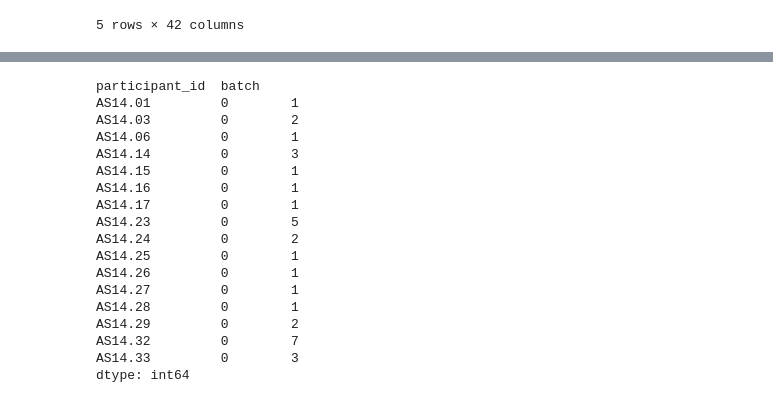
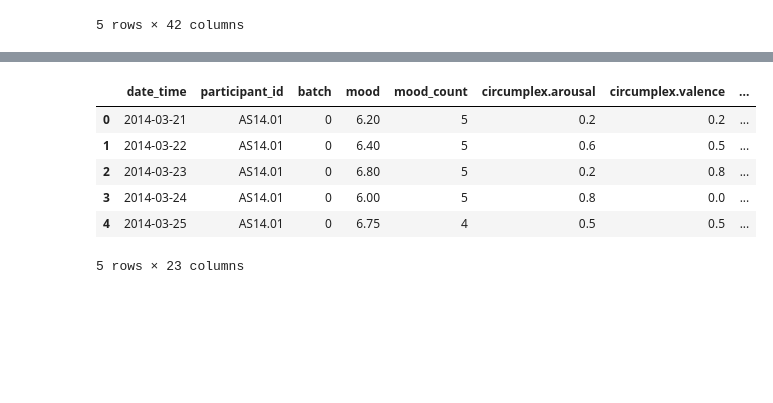
Before and after one commit to kroegepa/DataMiningAssignmentOne, a Jupyter notebook: imputation.ipynb, the cells around one changed output, grey strips where cells are left out. Cells and saved outputs as stored; diff of their text form; code cells hidden in the pictures; blank space fills up the shorter version.

```diff
--- a/imputation.ipynb
+++ b/imputation.ipynb
@@ -409,15 +421,19 @@ Accuracy for participant AS14.33 is 0.3333333333333333
 def predict_mood_fill(df, k=5):
     partecipants = df['participant_id'].unique()
     for participant in partecipants:
+        print('Predicting mood for participant', participant)
         participant_data = df[df['participant_id'] == participant]
-        participant_data.reset_index(drop=True, inplace=True)
+        #participant_data.reset_index(drop=True, inplace=True)
+
+        test_indices = participant_data[participant_data['mood_count'] == 0].index
+
+        train_indices = participant_data[participant_data['mood_count'] != 0].index
+
+        X_train = participant_data.loc[train_indices].iloc[:, 3:].drop('mood_count', axis=1)
+        y_train = participant_data.loc[train_indices]['mood'].round().astype(int)
+        X_test = participant_data.loc[test_indices].iloc[:, 3:].drop('mood_count', axis=1)
 
 
-        X = participant_data.iloc[:, 3:]
-        y = participant_data['mood'].round().astype(int)
-        X_train = X[y != 0]
-        y_train = y[y != 0]
-        X_test = X[y == 0]
 
         if X_test.empty:
             print('No mood to predict for participant', participant)
@@ -431,6 +447,6 @@ def predict_mood_fill(df, k=5):
         # print predictions
         print('Predictions for participant', participant, 'are', y_pred)
 
-        df.loc[(df['participant_id'] == participant) & (df['mood_count'] == 0), 'mood'] = y_pred
+        df.loc[test_indices,'mood'] = y_pred
 
     return df
@@ -457,0 +463,9 @@ Predictions for participant AS14.33 are [5 5 6]
+# %%
+filled_dataset = dataset_for_knn.copy(deep=True)
+print('Before filling mood_count == 0')
+print(filled_dataset[filled_dataset['mood'] == 0]['mood'])
+print(f"shape of dataset: {filled_dataset.shape}")
+filled_dataset= predict_mood_fill(filled_dataset)
+print('After filling mood_count == 0')
+print(filled_dataset[filled_dataset['mood'] == 0]['mood'])
+print(f"shape of dataset: {filled_dataset.shape}")
@@ -457,0 +500,10 @@ Predictions for participant AS14.33 are [5 5 6]
+# %%
+filled_dataset.head()
+# %% [output]
+|  | date_time | participant_id | batch | mood | mood_count | circumplex.arousal | circumplex.valence | ... |
+| 0 | 2014-03-21 | AS14.01 | 0 | 6.20 | 5 | 0.2 | 0.2 | ... |
+| 1 | 2014-03-22 | AS14.01 | 0 | 6.40 | 5 | 0.6 | 0.5 | ... |
+| 2 | 2014-03-23 | AS14.01 | 0 | 6.80 | 5 | 0.2 | 0.8 | ... |
+| 3 | 2014-03-24 | AS14.01 | 0 | 6.00 | 5 | 0.8 | 0.0 | ... |
+| 4 | 2014-03-25 | AS14.01 | 0 | 6.75 | 4 | 0.5 | 0.5 | ... |
+5 rows × 23 columns
@@ -464,21 +514,0 @@ zero_mood_count = filled_dataset[filled_dataset['mood_count'] == 0].groupby(['pa
-# %%
-zero_mood_count
-# %% [output]
-participant_id  batch
-AS14.01         0        1
-AS14.03         0        2
-AS14.06         0        1
-AS14.14         0        3
-AS14.15         0        1
-AS14.16         0        1
-AS14.17         0        1
-AS14.23         0        5
-AS14.24         0        2
-AS14.25         0        1
-AS14.26         0        1
-AS14.27         0        1
-AS14.28         0        1
-AS14.29         0        2
-AS14.32         0        7
-AS14.33         0        3
-dtype: int64
```
Also changed, not shown: parts of 12 cells of this notebook, 2 other files.
